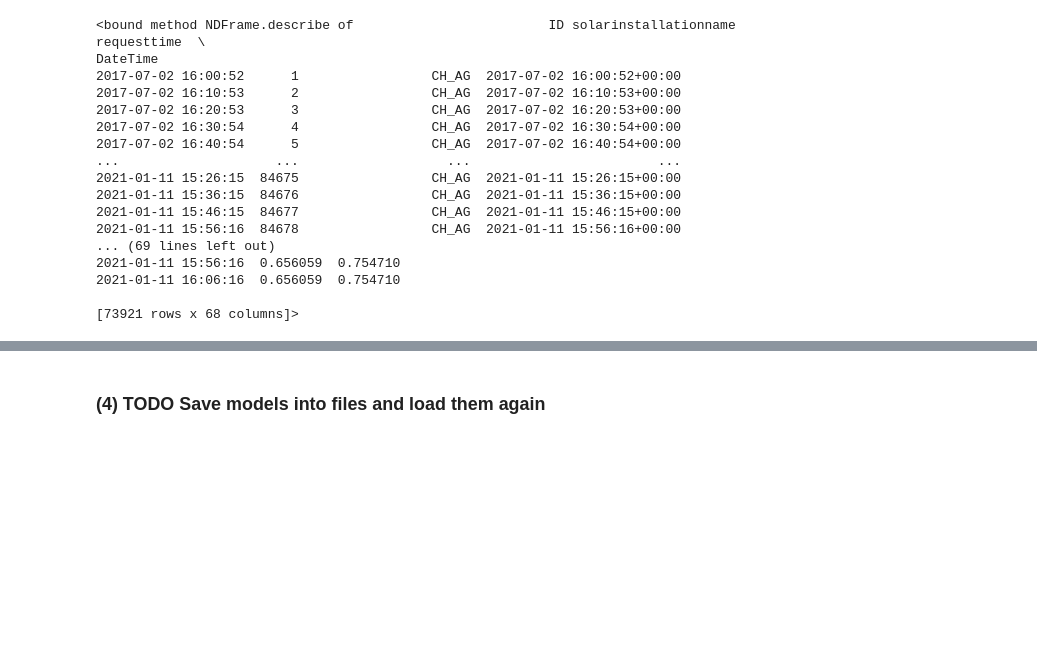
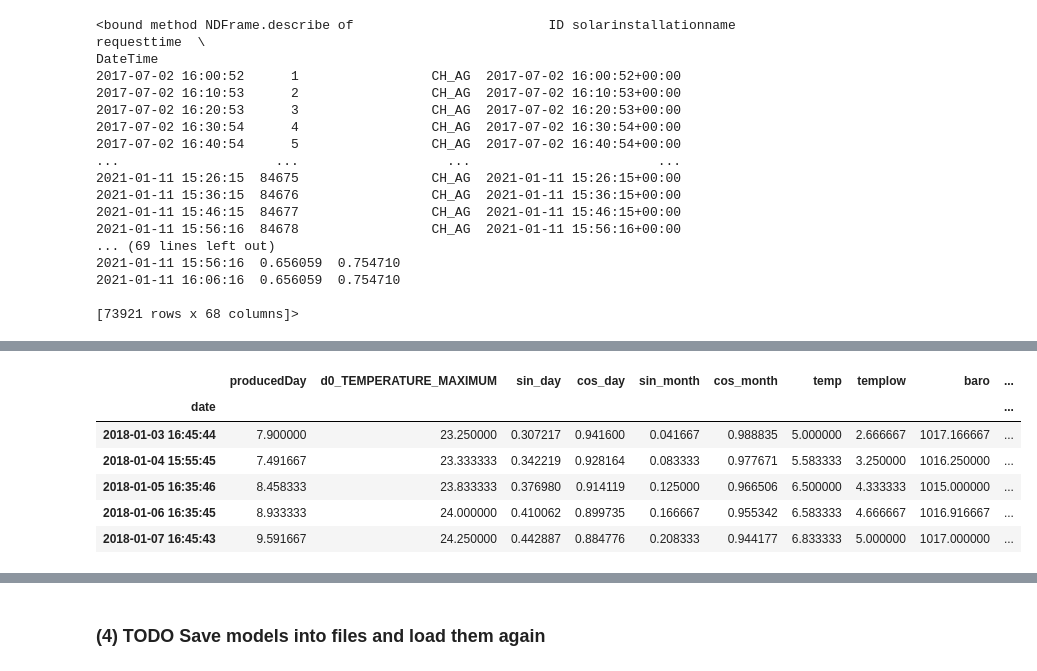
Before and after one commit to the-s-a-m/solarprediction, a Jupyter notebook: SolarAnalysis.ipynb, the cells around one changed output, grey strips where cells are left out. Cells and saved outputs as stored; diff of their text form; code cells hidden in the pictures; blank space fills up the shorter version.

```diff
--- a/SolarAnalysis.ipynb
+++ b/SolarAnalysis.ipynb
@@ -1503,0 +1535,10 @@ Result (y) powerTomorrow
+# %%
+X.head(5)
+# %% [output]
+|  | producedDay | d0_TEMPERATURE_MAXIMUM | sin_day | cos_day | sin_month | cos_month | temp | templow | baro | ... |
+| date |  |  |  |  |  |  |  |  |  | ... |
+| 2018-01-03 16:45:44 | 7.900000 | 23.250000 | 0.307217 | 0.941600 | 0.041667 | 0.988835 | 5.000000 | 2.666667 | 1017.166667 | ... |
+| 2018-01-04 15:55:45 | 7.491667 | 23.333333 | 0.342219 | 0.928164 | 0.083333 | 0.977671 | 5.583333 | 3.250000 | 1016.250000 | ... |
+| 2018-01-05 16:35:46 | 8.458333 | 23.833333 | 0.376980 | 0.914119 | 0.125000 | 0.966506 | 6.500000 | 4.333333 | 1015.000000 | ... |
+| 2018-01-06 16:35:45 | 8.933333 | 24.000000 | 0.410062 | 0.899735 | 0.166667 | 0.955342 | 6.583333 | 4.666667 | 1016.916667 | ... |
+| 2018-01-07 16:45:43 | 9.591667 | 24.250000 | 0.442887 | 0.884776 | 0.208333 | 0.944177 | 6.833333 | 5.000000 | 1017.000000 | ... |
```
Also changed, not shown: parts of 4 cells of this notebook.
